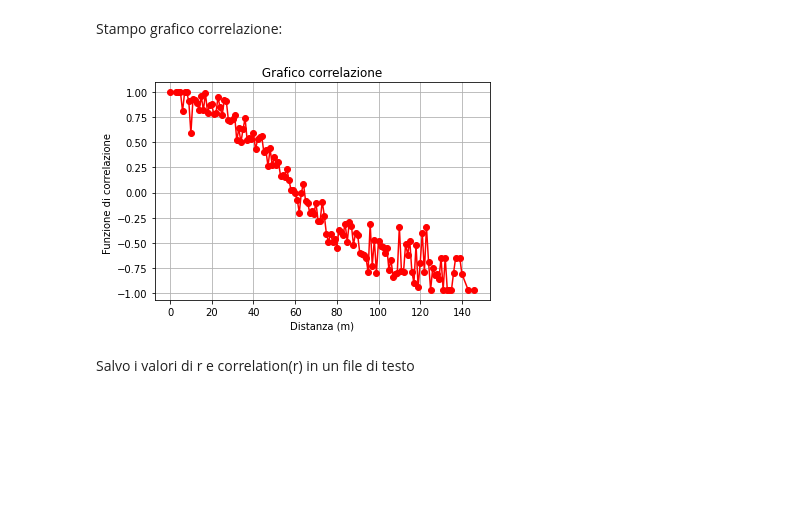
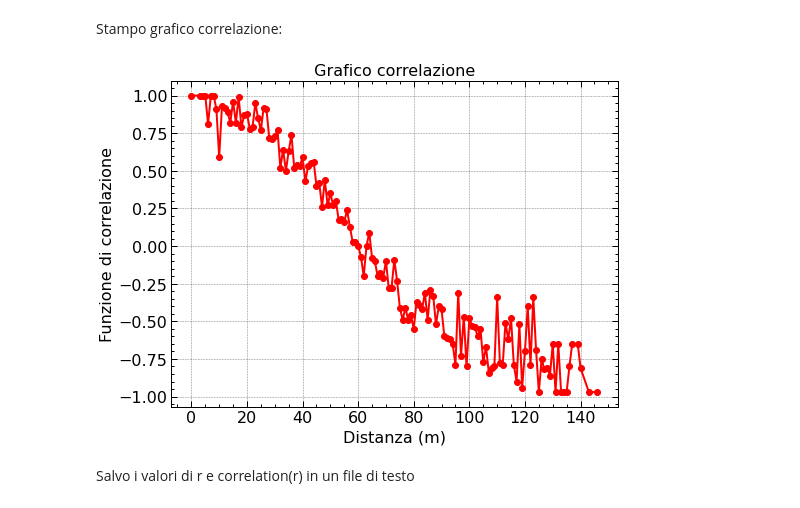
Before and after one commit to unibo-niccolotonin/Esame-Sistemi-Complessi-Stormi, a Jupyter notebook: FlockingCalcoliOriginal.ipynb, the cells around one changed output. Cells and saved outputs as stored; diff of their text form; code cells hidden in the pictures; blank space fills up the shorter version.

Commit message:
Messo SciencePlots per creare dei grafici più belli

```diff
--- a/FlockingCalcoliOriginal.ipynb
+++ b/FlockingCalcoliOriginal.ipynb
@@ -13,6 +13,10 @@ from scipy.spatial import ConvexHull
 from scipy.spatial import Delaunay
 import csv
 import seaborn as sns
+# %%
+#per far si che funzioni correttamente bisogna installare SciencePlots tramite 'pip install SciencePlots'
+
+plt.style.use(['science', 'notebook', 'grid'])
 # %% [markdown]
 Le variabili utili al programma non sono parametri fissi, ma vengono cambiate in base ai parametri, uccelli e steps
 utilizzati nelle simulazioni per la costruzione dei file di testo
@@ -195,12 +199,11 @@ Stampo grafico correlazione:
 # %%
 plt.plot(r, cor, marker = "o", color = 'red')
 plt.title(" Grafico correlazione ")
 plt.xlabel("Distanza (m)")
 plt.ylabel("Funzione di correlazione")
-plt.grid()
 plt.show()
 # %% [output]
-[figure, old version]
+[figure, new version]
 # %% [markdown]
 Salvo i valori di r e correlation(r) in un file di testo
 # %%
```
